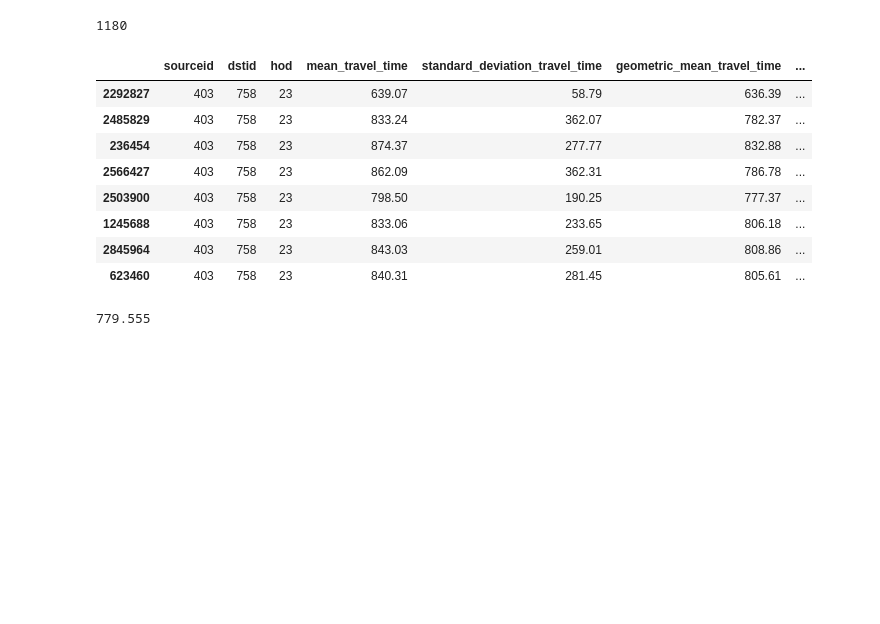
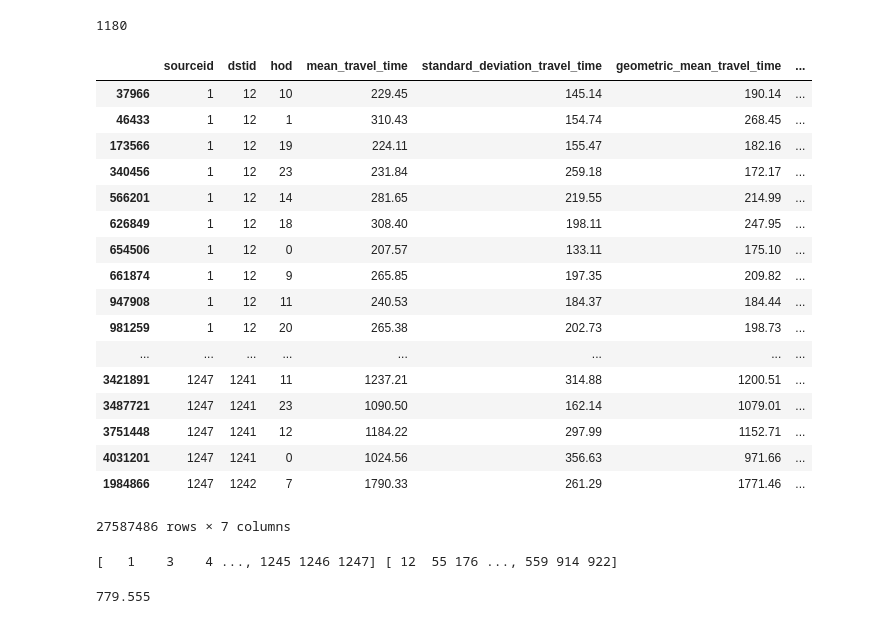
Before and after one commit to RadiationMiners/bostonubertraffic, a Jupyter notebook: corrAnalysis.ipynb, the cells around one changed output. Drawn from its saved outputs; the diff is of its cells as text; code cells hidden in the pictures; blank space fills up the shorter version.

```diff
--- a/corrAnalysis.ipynb
+++ b/corrAnalysis.ipynb
@@ -114,3 +114,27 @@ sources = uber.sourceid.unique()
 len(sources)
 # %% [output]
 1180
+# %%
+#uber.loc[(uber['sourceid'] == 403) & (uber['dstid'] == 758) & (uber['hod'] == 23)]
+uber = uber.sort_values(['sourceid', 'dstid'])
+# %%
+uber
+# %% [output]
+|  | sourceid | dstid | hod | mean_travel_time | standard_deviation_travel_time | geometric_mean_travel_time | ... |
+| 37966 | 1 | 12 | 10 | 229.45 | 145.14 | 190.14 | ... |
+| 46433 | 1 | 12 | 1 | 310.43 | 154.74 | 268.45 | ... |
+| 173566 | 1 | 12 | 19 | 224.11 | 155.47 | 182.16 | ... |
+| 340456 | 1 | 12 | 23 | 231.84 | 259.18 | 172.17 | ... |
+| 566201 | 1 | 12 | 14 | 281.65 | 219.55 | 214.99 | ... |
+| 626849 | 1 | 12 | 18 | 308.40 | 198.11 | 247.95 | ... |
+| 654506 | 1 | 12 | 0 | 207.57 | 133.11 | 175.10 | ... |
+| 661874 | 1 | 12 | 9 | 265.85 | 197.35 | 209.82 | ... |
+| 947908 | 1 | 12 | 11 | 240.53 | 184.37 | 184.44 | ... |
+| 981259 | 1 | 12 | 20 | 265.38 | 202.73 | 198.73 | ... |
+| ... | ... | ... | ... | ... | ... | ... | ... |
+| 3421891 | 1247 | 1241 | 11 | 1237.21 | 314.88 | 1200.51 | ... |
+| 3487721 | 1247 | 1241 | 23 | 1090.50 | 162.14 | 1079.01 | ... |
+| 3751448 | 1247 | 1241 | 12 | 1184.22 | 297.99 | 1152.71 | ... |
+| 4031201 | 1247 | 1241 | 0 | 1024.56 | 356.63 | 971.66 | ... |
+| 1984866 | 1247 | 1242 | 7 | 1790.33 | 261.29 | 1771.46 | ... |
+27587486 rows × 7 columns
@@ -116,0 +144,4 @@ len(sources)
+# %%
+print(uniqueSources, uniqueDest)
+# %% [output]
+[   1    3    4 ..., 1245 1246 1247] [ 12  55 176 ..., 559 914 922]
@@ -117,12 +159,2 @@ len(sources)
 # %%
-uber.loc[(uber['sourceid'] == 403) & (uber['dstid'] == 758) & (uber['hod'] == 23)]
+fouractiohthree = uber.loc[(uber['sourceid'] == 403) & (uber['dstid'] == 758) & (uber['hod'] == 23)]
-# %% [output]
-|  | sourceid | dstid | hod | mean_travel_time | standard_deviation_travel_time | geometric_mean_travel_time | ... |
-| 2292827 | 403 | 758 | 23 | 639.07 | 58.79 | 636.39 | ... |
-| 2485829 | 403 | 758 | 23 | 833.24 | 362.07 | 782.37 | ... |
-| 236454 | 403 | 758 | 23 | 874.37 | 277.77 | 832.88 | ... |
-| 2566427 | 403 | 758 | 23 | 862.09 | 362.31 | 786.78 | ... |
-| 2503900 | 403 | 758 | 23 | 798.50 | 190.25 | 777.37 | ... |
-| 1245688 | 403 | 758 | 23 | 833.06 | 233.65 | 806.18 | ... |
-| 2845964 | 403 | 758 | 23 | 843.03 | 259.01 | 808.86 | ... |
-| 623460 | 403 | 758 | 23 | 840.31 | 281.45 | 805.61 | ... |
```
Also changed, not shown: parts of 6 cells of this notebook.
